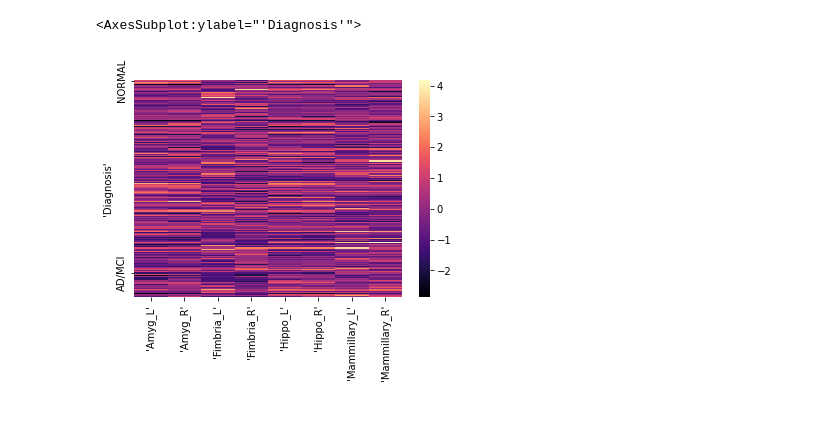
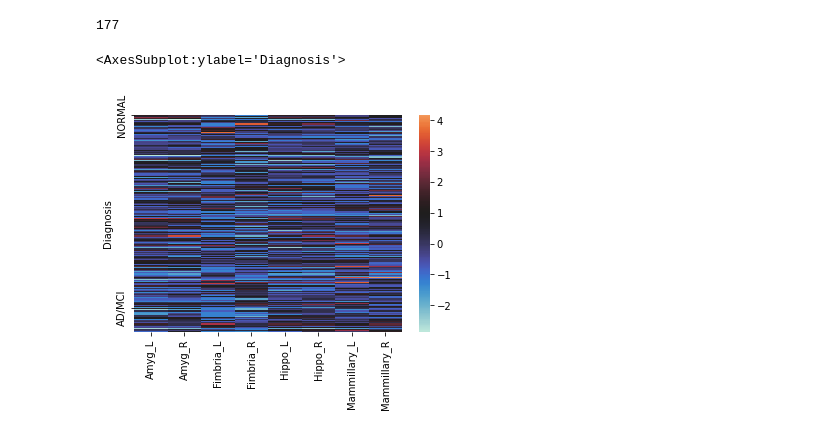
Before and after one commit to vivek-booshan/CompMed, a Jupyter notebook: analysis.ipynb, the cells around one changed output. Cells and saved outputs as stored; diff of their text form; code cells hidden in the pictures.

```diff
--- a/analysis.ipynb
+++ b/analysis.ipynb
@@ -43,12 +45,12 @@ BIOCARD
 200 rows × 9 columns
 # %%
 #filter non normal values
-NORMAL = BIOCARD.loc[BIOCARD["\'Diagnosis\'"] == BIOCARD["\'Diagnosis\'"][0]]
+NORMAL = BIOCARD.loc[BIOCARD["Diagnosis"] == BIOCARD["Diagnosis"][0]]
 mu = NORMAL.mean()
 sigma = NORMAL.std(ddof=0)
 # %%
 zscores = (BIOCARD - mu) / sigma
-zscores = zscores.loc[:, zscores.columns != "\'Diagnosis\'"]
-zscores = zscores.join(BIOCARD["\'Diagnosis\'"])
+zscores = zscores.loc[:, zscores.columns != "Diagnosis"]
+zscores = zscores.join(BIOCARD["Diagnosis"])
 zscores
 # %% [output]
@@ -67,4 +69 @@ zscores
 200 rows × 9 columns
-# %%
-zscores = zscores.join(BIOCARD["\'Diagnosis\'"])
-pd.melt(zscores, id_vars=["\'Diagnosis\'"])
@@ -111,6 +70,11 @@ AttributeError: 'AxesImage' object has no attribute 'gca'
+# %%
+partitioned_zscores = zscores.sort_values(by=["Diagnosis"], ascending=False)
+NORMAL_COUNT = sum(partitioned_zscores["Diagnosis"] == "NORMAL")
+print(NORMAL_COUNT)
+# %% [output]
+177
 # %%
-import seaborn as sns
-sns.heatmap(partitioned_zscores.set_index("\'Diagnosis\'"), cmap='magma', yticklabels=177)
+sns.heatmap(partitioned_zscores.set_index("Diagnosis"), center=1, yticklabels=177)
 # %% [output]
-<AxesSubplot:ylabel="'Diagnosis'">
+<AxesSubplot:ylabel='Diagnosis'>
-[figure, old version]
+[figure, new version]
```
Also changed, not shown: parts of 8 cells of this notebook.
